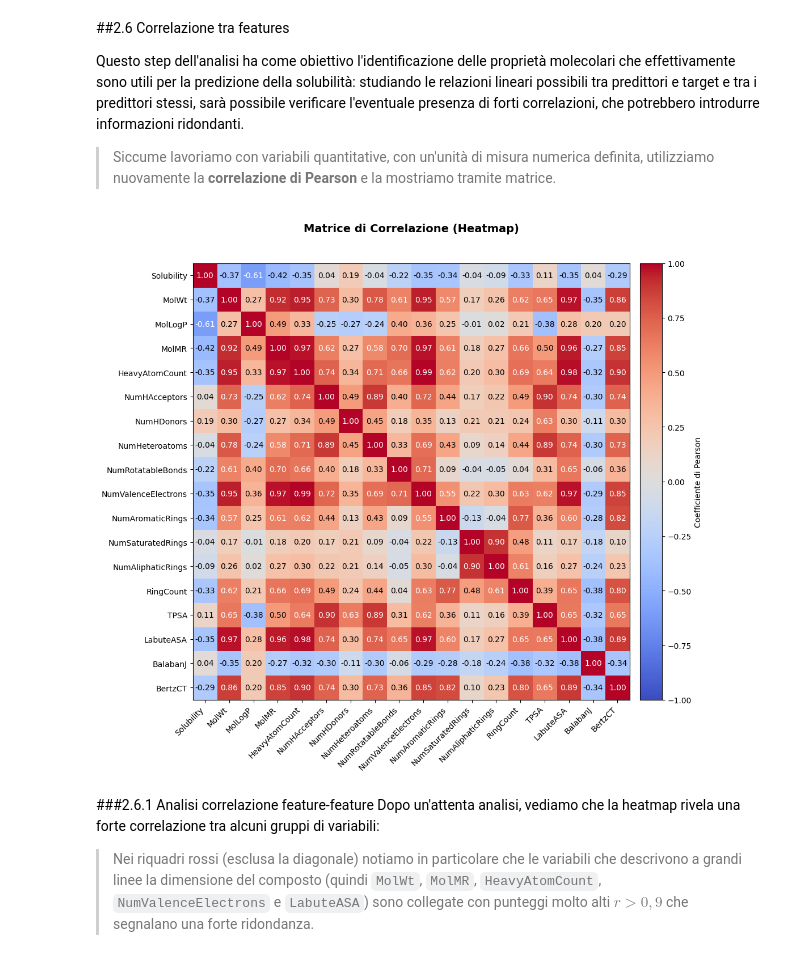
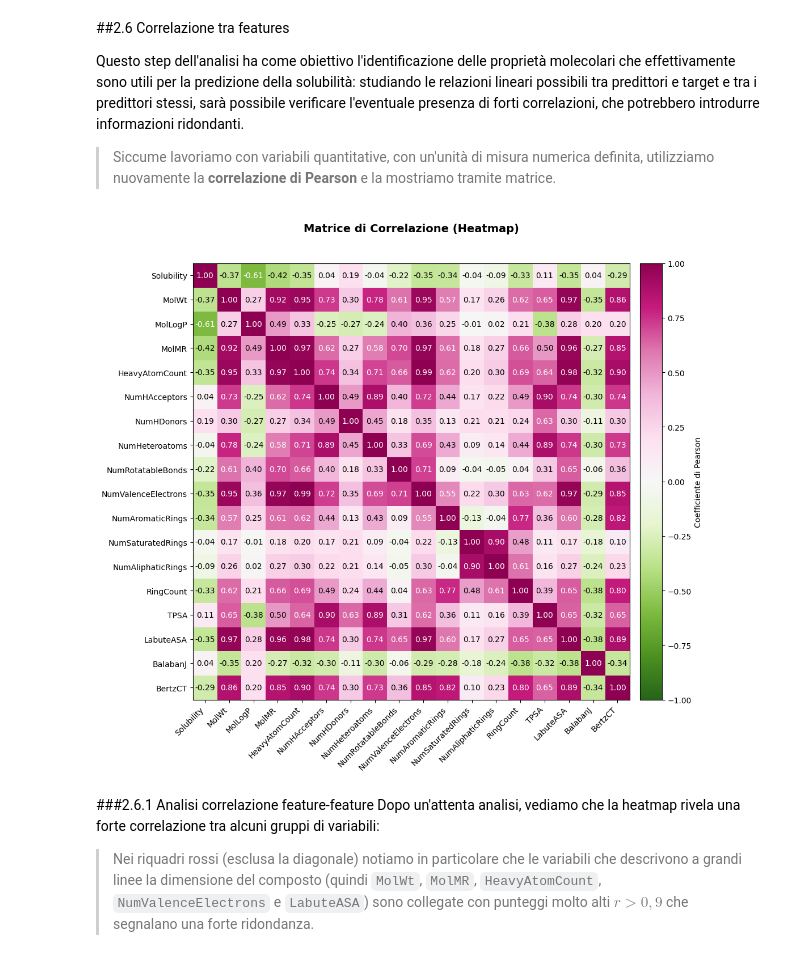
Before and after one commit to elettra-ven/DIA-Ventura-SolAq, a Jupyter notebook: SolAq_DIA_Ventura.ipynb, the cells around one changed output. Cells and saved outputs as stored; diff of their text form; code cells hidden in the pictures.

```diff
--- a/SolAq_DIA_Ventura.ipynb
+++ b/SolAq_DIA_Ventura.ipynb
@@ -422,26 +422,26 @@ studiando le relazioni lineari possibili tra predittori e target e tra i preditt
 # %%
 corr_mat = df.corr(method = "pearson")
 columns = corr_mat.columns
 
 fig,ax = plt.subplots(figsize=(12,10))
 
-cax = ax.imshow(corr_mat.values, cmap="coolwarm", vmin=-1, vmax=1)
+cax = ax.imshow(corr_mat.values, cmap="PiYG_r", vmin=-1, vmax=1)
 
 ax.figure.colorbar(cax, ax=ax, label="Coefficiente di Pearson",pad=0.02)
 ax.set_xticks(np.arange(len(columns)))
 ax.set_yticks(np.arange(len(columns)))
 ax.set_xticklabels(columns, rotation=45, ha="right")
 ax.set_yticklabels(columns)
 
 for (i, j), val in np.ndenumerate(corr_mat.values):
     ax.text(j, i, f"{val:.2f}", ha="center", va="center",
             color="white" if abs(val) > 0.5 else "black")
 
 ax.grid(False)
 plt.title("Matrice di Correlazione (Heatmap)", fontsize=14, fontweight="bold", pad=40)
 plt.show()
 # %% [output]
-[figure, old version]
+[figure, new version]
 # %% [markdown]
 ###2.6.1 Analisi correlazione feature-feature
 Dopo un'attenta analisi, vediamo che la heatmap rivela una forte correlazione tra alcuni gruppi di variabili:
```
Also changed, not shown: parts of 39 cells of this notebook.
